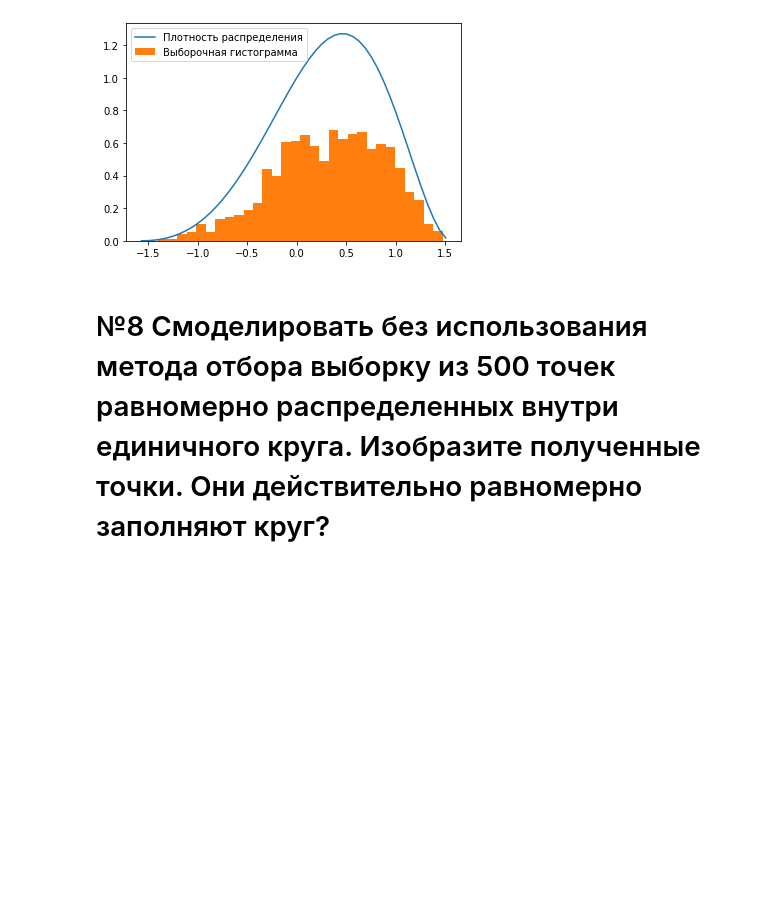
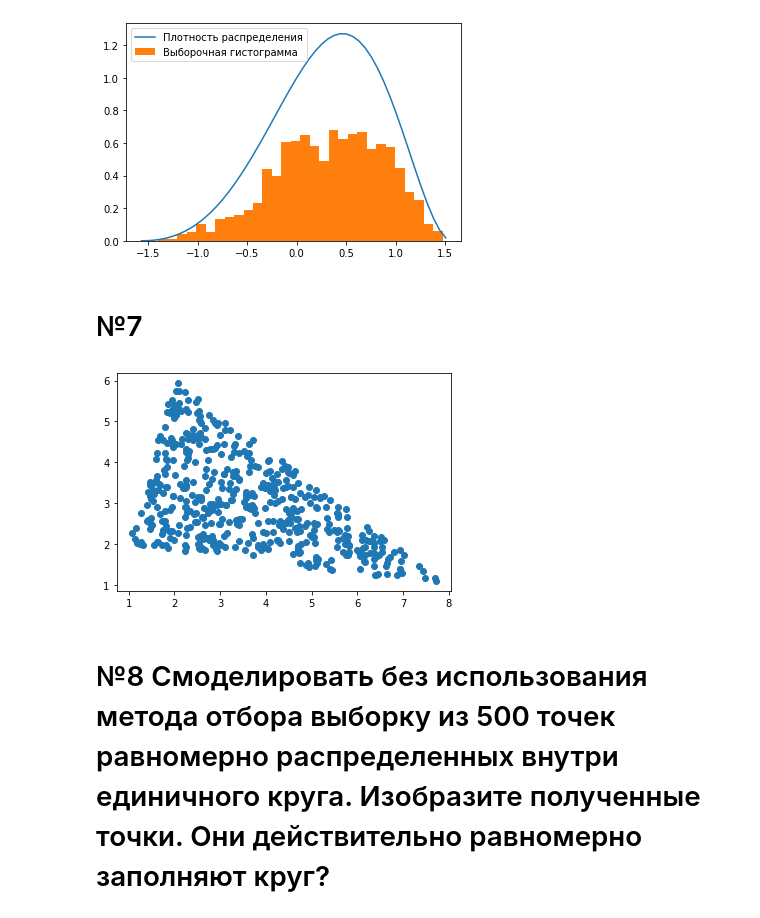
Before and after one commit to konovalny/homework, a Jupyter notebook: Homework5.ipynb, the cells around one changed output. Saved outputs shown, nothing was run; the diff lists cells and outputs as text; code cells hidden in the pictures; blank space fills up the shorter version.

```diff
--- a/Homework5.ipynb
+++ b/Homework5.ipynb
@@ -121,6 +121,29 @@ plt.legend()
 plt.show()
 # %% [output]
 [figure]
+# %% [markdown]
+# №7
+# %%
+sample = np.zeros((500, 2))
+A = np.array([1,2])
+B = np.array([8,1])
+C = np.array([2,6])
+AB = B - A
+AC = C - A
+i = 0
+for i in range (500):
+    point = np.random.rand(2)
+    x = point[0]
+    y = point[1]
+    if (x+y > 1):
+        x, y = 1-x, 1-y
+    sample[i] = A + x*AB + y*AC
+
+
+plt.scatter (sample[:, 0], sample[:, 1])
+plt.show()
+# %% [output]
+[figure, added]
 # %% [markdown]
 # №8 Смоделировать без использования метода отбора выборку из 500 точек равномерно распределенных внутри единичного круга. Изобразите полученные точки. Они действительно равномерно заполняют круг?
 # %%
```
Also changed, not shown: parts of 4 cells of this notebook.
